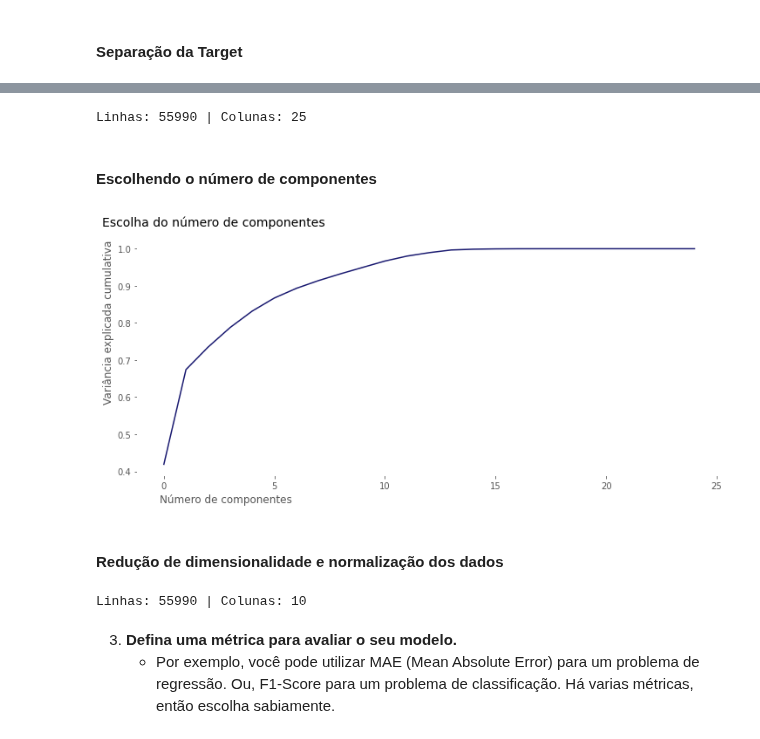
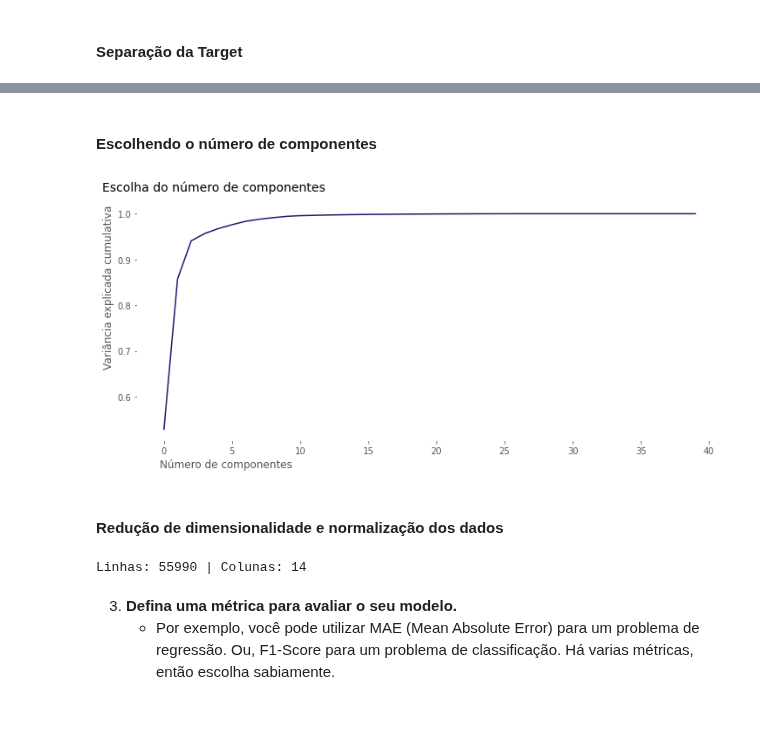
Before and after one commit to LilianeAquino/aed_projeto_3, a Jupyter notebook: template.ipynb, the cells around one changed output, grey strips where cells are left out. Saved outputs shown, nothing was run; the diff lists cells and outputs as text; code cells hidden in the pictures.

```diff
--- a/template.ipynb
+++ b/template.ipynb
@@ -1039,5 +1020,0 @@ Index(['race', 'gender', 'number_outpatient', 'number_emergency',
-# %%
-X = X.iloc[:, idx]
-print(f'Linhas: {X.shape[0]} | Colunas: {X.shape[1]}')
-# %% [output]
-Linhas: 55990 | Colunas: 25
@@ -1046,14 +1028,14 @@ Linhas: 55990 | Colunas: 25
 # %%
 plt.rcParams['figure.figsize'] = [12, 5]
 
 pca = PCA().fit(X)
-plt.plot(np.cumsum(pca.explained_variance_ratio_), color='#191970')
+plt.plot(np.cumsum(pca.explained_variance_ratio_), color='#00000')
 
 plt.title('Escolha do número de componentes', y=1.03, size=14, loc='left', x=-0.06)
 plt.ylabel('Variância explicada cumulativa', horizontalalignment='left', y=0.30)
 plt.xlabel('Número de componentes', horizontalalignment='right', x=0.265)
 plt.show()
 # %% [output]
-[figure, old version]
+[figure, new version]
 # %% [markdown]
 #### Redução de dimensionalidade e normalização dos dados
@@ -1060,9 +1045,14 @@ plt.show()
 # %%
-X = PCA(n_components=10).fit_transform(X)
-X = minmax_scale(X)
+pipe = Pipeline(steps=[
+    ('scale', MinMaxScaler()),
+    ('pca', PCA(n_components=35)),
+    ('select', SelectFwe(score_func=f_classif, alpha=0.009))
+])
+
+X = pipe.fit_transform(X, y)
 print(f'Linhas: {X.shape[0]} | Colunas: {X.shape[1]}')
 # %% [output]
-Linhas: 55990 | Colunas: 10
+Linhas: 55990 | Colunas: 14
 # %% [markdown]
 3. **Defina uma métrica para avaliar o seu modelo.**
     * Por exemplo, você pode utilizar MAE (Mean Absolute Error) para um problema de regressão. Ou, F1-Score para um problema de classificação. Há varias métricas, então escolha sabiamente.
```
Also changed, not shown: parts of 25 cells of this notebook.
